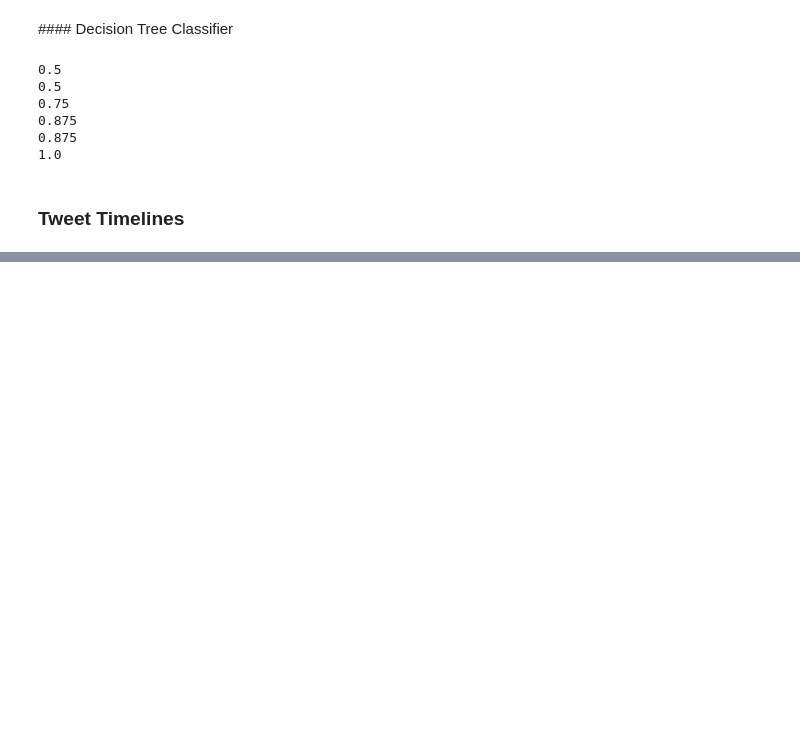
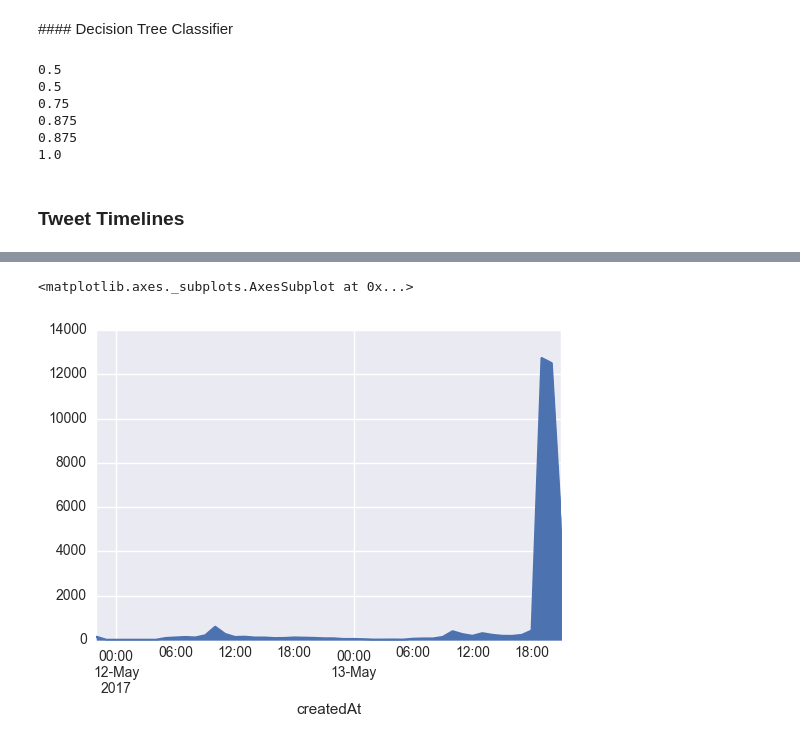
Before and after one commit to eduardbonada/eurovision_tweet_tracker, a Jupyter notebook: eurovision_tests.ipynb, the cells around one changed output, grey strips where cells are left out. Cells and saved outputs as stored; diff of their text form; code cells hidden in the pictures; blank space fills up the shorter version.

```diff
--- a/eurovision_tests.ipynb
+++ b/eurovision_tests.ipynb
@@ -279,0 +285,14 @@ band_tweets.resample('H').count()['bandId'].plot(kind='area')
+# %%
+# read from db
+tweets = pd.read_sql_query("SELECT * FROM TweetsRaw", connection)
+tweets['createdAt'] = pd.to_datetime(tweets['createdAt'], format ='%a %b %d %H:%M:%S +0000 %Y')
+
+# filter tweets until 'Stop voting now at 23:47'
+tweets_only_final = tweets[tweets['createdAt'] < '2017-05-13 21:47']
+# %%
+# plot
+tweets_only_final.index = tweets_only_final['createdAt']
+tweets_only_final.resample('H').count()['id'].plot(kind='area')
+# %% [output]
+<matplotlib.axes._subplots.AxesSubplot at 0x...>
+[figure, added]
```
Also changed, not shown: parts of 4 cells of this notebook, 2 other files.
